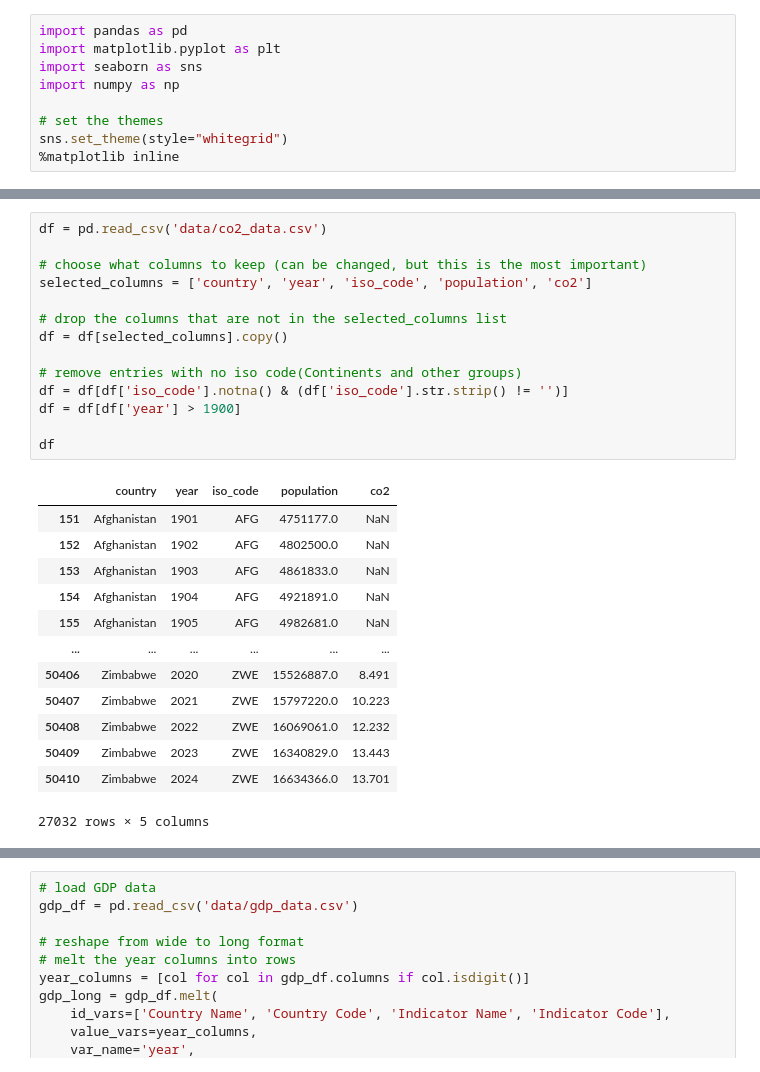
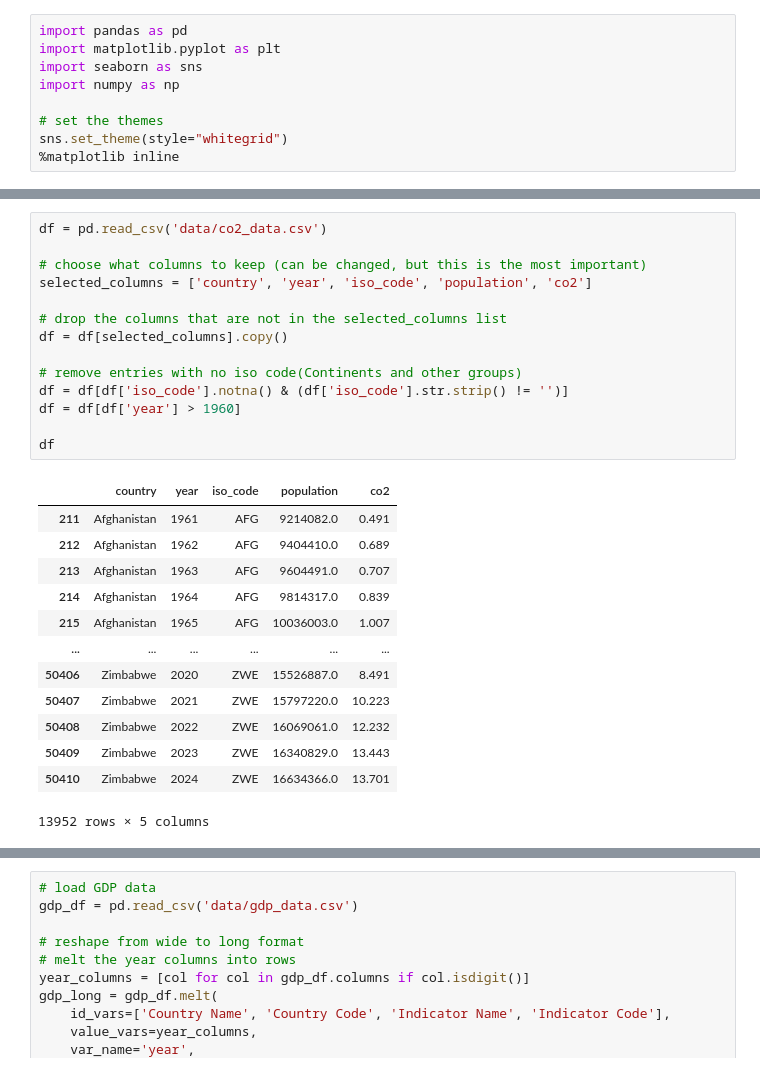
Before and after one commit to fabianfrank-dev/carbon_analysis, a Jupyter notebook: processor.ipynb, the cells around one changed output, grey strips where cells are left out. Drawn from its saved outputs; the diff is of its cells as text.

```diff
--- a/processor.ipynb
+++ b/processor.ipynb
@@ -82,29 +27,29 @@ A streamlined dataset with 27,032 country-year observations spanning 1901-2024,
 # %%
 df = pd.read_csv('data/co2_data.csv')
 
 # choose what columns to keep (can be changed, but this is the most important)
 selected_columns = ['country', 'year', 'iso_code', 'population', 'co2']
 
 # drop the columns that are not in the selected_columns list
 df = df[selected_columns].copy()
 
 # remove entries with no iso code(Continents and other groups)
 df = df[df['iso_code'].notna() & (df['iso_code'].str.strip() != '')]
-df = df[df['year'] > 1900]
+df = df[df['year'] > 1960]
 
 df
 # %% [output]
 |  | country | year | iso_code | population | co2 |
-| 151 | Afghanistan | 1901 | AFG | 4751177.0 | NaN |
-| 152 | Afghanistan | 1902 | AFG | 4802500.0 | NaN |
-| 153 | Afghanistan | 1903 | AFG | 4861833.0 | NaN |
-| 154 | Afghanistan | 1904 | AFG | 4921891.0 | NaN |
-| 155 | Afghanistan | 1905 | AFG | 4982681.0 | NaN |
+| 211 | Afghanistan | 1961 | AFG | 9214082.0 | 0.491 |
+| 212 | Afghanistan | 1962 | AFG | 9404410.0 | 0.689 |
+| 213 | Afghanistan | 1963 | AFG | 9604491.0 | 0.707 |
+| 214 | Afghanistan | 1964 | AFG | 9814317.0 | 0.839 |
+| 215 | Afghanistan | 1965 | AFG | 10036003.0 | 1.007 |
 | ... | ... | ... | ... | ... | ... |
 | 50406 | Zimbabwe | 2020 | ZWE | 15526887.0 | 8.491 |
 | 50407 | Zimbabwe | 2021 | ZWE | 15797220.0 | 10.223 |
 | 50408 | Zimbabwe | 2022 | ZWE | 16069061.0 | 12.232 |
 | 50409 | Zimbabwe | 2023 | ZWE | 16340829.0 | 13.443 |
 | 50410 | Zimbabwe | 2024 | ZWE | 16634366.0 | 13.701 |
-27032 rows × 5 columns
+13952 rows × 5 columns
 # %% [markdown]
```
Also changed, not shown: parts of 10 cells of this notebook, 1 other file.
